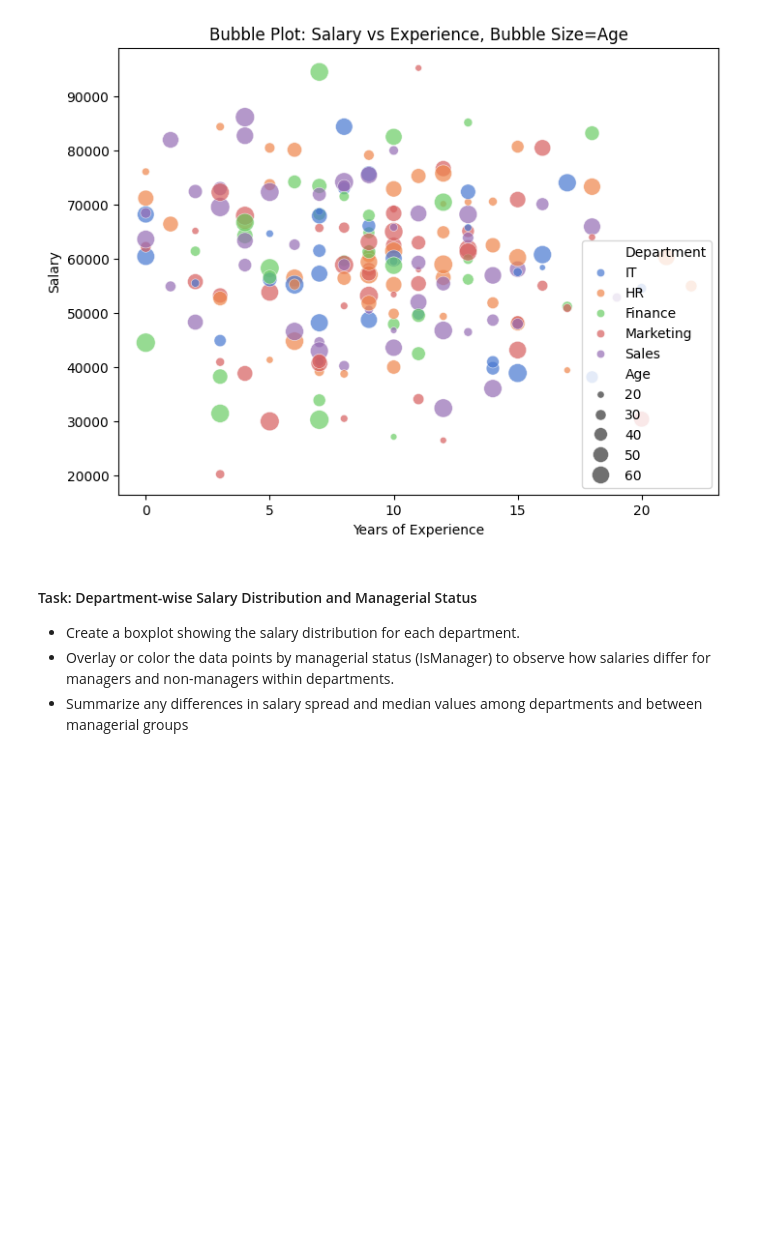
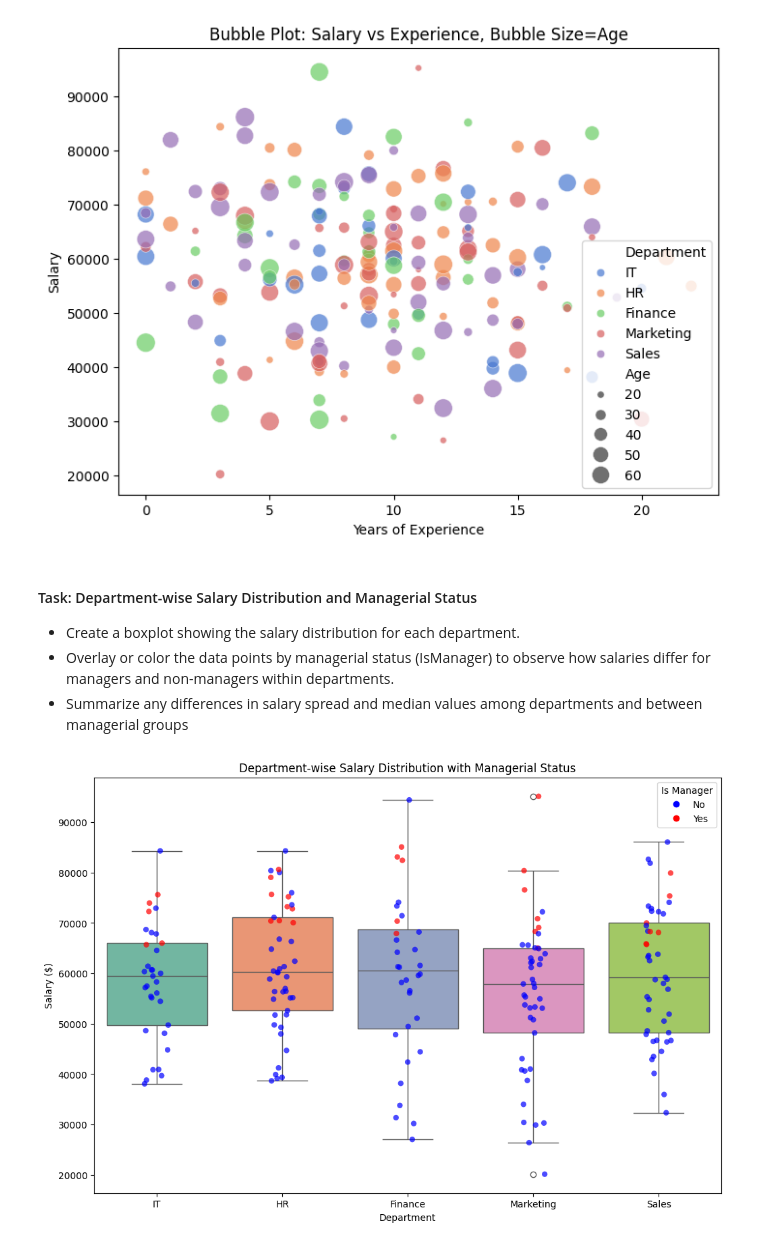
Before and after one commit to ImpactsenseAI-Intern-Project-OCT25/impactsenseAI-Infosys-Intern-project, a Jupyter notebook: milestone_1/week_1/Day_3/python_visual.ipynb, the cells around one changed output. Cells and saved outputs as stored; diff of their text form; code cells hidden in the pictures; blank space fills up the shorter version.

```diff
--- a/milestone_1/week_1/Day_3/python_visual.ipynb
+++ b/milestone_1/week_1/Day_3/python_visual.ipynb
@@ -256,3 +255,23 @@ plt.show()
 - Create a boxplot showing the salary distribution for each department.
 - Overlay or color the data points by managerial status (IsManager) to observe how salaries differ for managers and non-managers within departments.
 - Summarize any differences in salary spread and median values among departments and between managerial groups
+# %%
+plt.figure(figsize=(12, 8))
+
+# Create boxplot for salary distribution by department
+sns.boxplot(x='Department', y='Salary', data=df, palette='Set2')
+
+# Overlay scatter points colored by managerial status with custom colors
+sns.stripplot(x='Department', y='Salary', hue='IsManager', data=df,
+              palette={0: 'blue', 1: 'red'}, size=6, jitter=True, alpha=0.7)
+
+plt.title('Department-wise Salary Distribution with Managerial Status')
+plt.xlabel('Department')
+plt.ylabel('Salary ($)')
+plt.legend(title='Is Manager', labels=['No', 'Yes'], handles=[
+    plt.Line2D([0], [0], marker='o', color='w', markerfacecolor='blue', markersize=8),
+    plt.Line2D([0], [0], marker='o', color='w', markerfacecolor='red', markersize=8)
+])
+plt.show()
+# %% [output]
+[figure, added]
```
Also changed, not shown: parts of 6 cells of this notebook.
